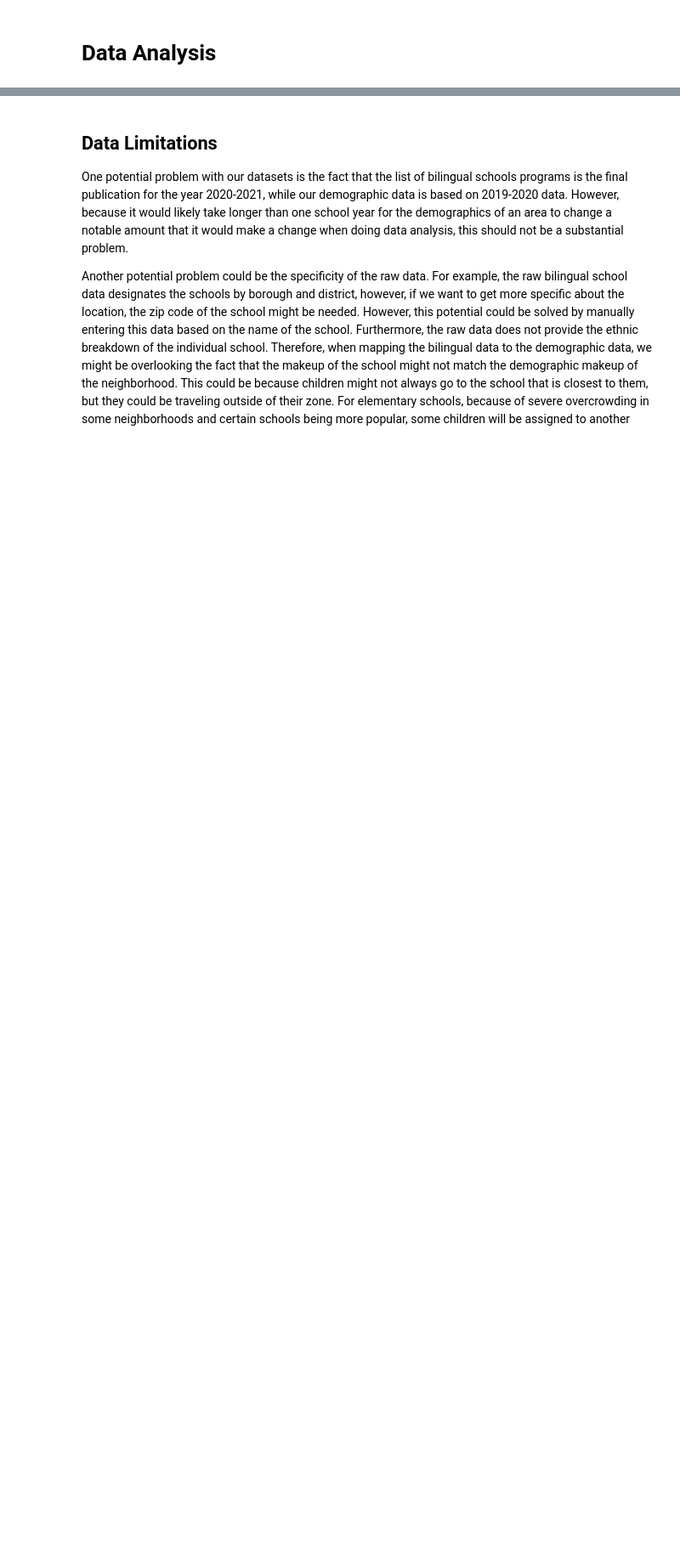
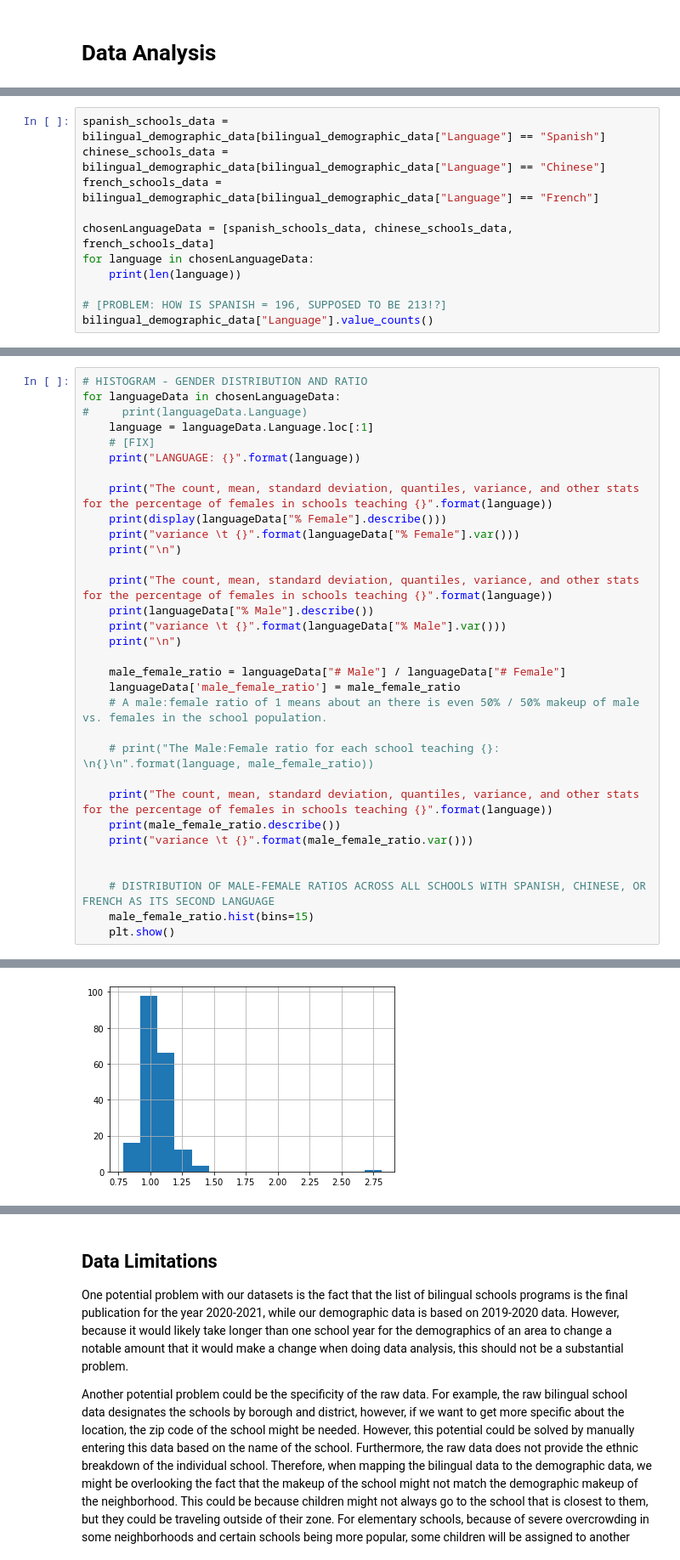
Before and after one commit to gaby-chu/info2950, a Jupyter notebook: project/phase_iv-rejoice.ipynb, the cells around one changed output, grey strips where cells are left out. Shown: that part at 85% size. Drawn from its saved outputs; the diff is of its cells as text; blank space fills up the shorter version.

```diff
--- a/project/phase_iv-rejoice.ipynb
+++ b/project/phase_iv-rejoice.ipynb
@@ -524,0 +509,11 @@ See the caveats in the documentation: https://pandas.pydata.org/pandas-docs/stab
+# %%
+spanish_schools_data = bilingual_demographic_data[bilingual_demographic_data["Language"] == "Spanish"]
+chinese_schools_data = bilingual_demographic_data[bilingual_demographic_data["Language"] == "Chinese"]
+french_schools_data = bilingual_demographic_data[bilingual_demographic_data["Language"] == "French"]
+
+chosenLanguageData = [spanish_schools_data, chinese_schools_data, french_schools_data]
+for language in chosenLanguageData:
+    print(len(language))
+
+# [PROBLEM: HOW IS SPANISH = 196, SUPPOSED TO BE 213!?]
+bilingual_demographic_data["Language"].value_counts()
@@ -524,0 +545,33 @@ See the caveats in the documentation: https://pandas.pydata.org/pandas-docs/stab
+# %%
+# HISTOGRAM - GENDER DISTRIBUTION AND RATIO
+for languageData in chosenLanguageData:
+#     print(languageData.Language)
+    language = languageData.Language.loc[:1]
+    # [FIX]
+    print("LANGUAGE: {}".format(language))
+
+    print("The count, mean, standard deviation, quantiles, variance, and other stats for the percentage of females in schools teaching {}".format(language))
+    print(display(languageData["% Female"].describe()))
+    print("variance \t {}".format(languageData["% Female"].var()))
+    print("\n")
+
+    print("The count, mean, standard deviation, quantiles, variance, and other stats for the percentage of females in schools teaching {}".format(language))
+    print(languageData["% Male"].describe())
+    print("variance \t {}".format(languageData["% Male"].var()))
+    print("\n")
+
+    male_female_ratio = languageData["# Male"] / languageData["# Female"]
+    languageData['male_female_ratio'] = male_female_ratio
+    # A male:female ratio of 1 means about an there is even 50% / 50% makeup of male vs. females in the school population.
+
+    # print("The Male:Female ratio for each school teaching {}:  \n{}\n".format(language, male_female_ratio))
+
+    print("The count, mean, standard deviation, quantiles, variance, and other stats for the percentage of females in schools teaching {}".format(language))
+    print(male_female_ratio.describe())
+    print("variance \t {}".format(male_female_ratio.var()))
+
+
+    # DISTRIBUTION OF MALE-FEMALE RATIOS ACROSS ALL SCHOOLS WITH SPANISH, CHINESE, OR FRENCH AS ITS SECOND LANGUAGE
+    male_female_ratio.hist(bins=15)
+    plt.show()
+# %% [output]
@@ -524,0 +613 @@ See the caveats in the documentation: https://pandas.pydata.org/pandas-docs/stab
+[figure, added]
```
Also changed, not shown: parts of 25 cells of this notebook, 4 other files.
